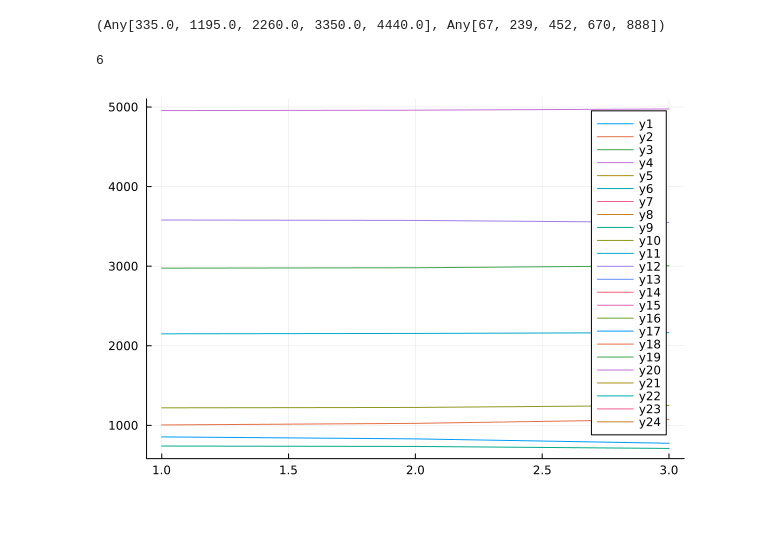
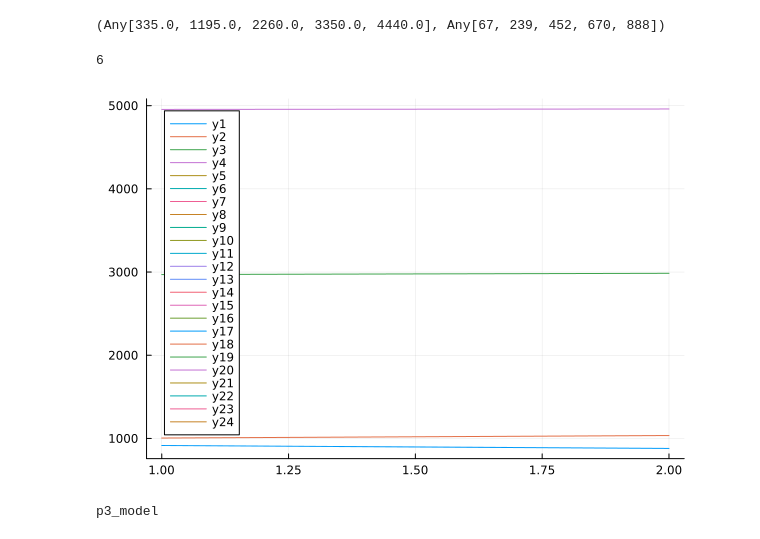
Before and after one commit to tschnoor/demonstration-notebooks, a Jupyter notebook: in_progress/transmission_line_model.ipynb, the cells around one changed output. Drawn from its saved outputs; the diff is of its cells as text; code cells hidden in the pictures.

Commit message:
Implemented and tested Fant's 3-parameter model in the demo notebook

```diff
--- a/in_progress/transmission_line_model.ipynb
+++ b/in_progress/transmission_line_model.ipynb
@@ -299,7 +299,7 @@ peaks, _ = find_peaks(x=f, y=20 .* log10.(abs.(h)))
 ars = [1/16, 1/8, 1/4, 1/2, 1, 2, 4, 8, 16]
 lrs = [1, 1.2, 1.5, 3, 5, 8]
 l = 17.6
-a = 16
+a = 5
 skipped = 0
 formant_set = []
 for j in 1:length(lrs)
@@ -330,31 +330,31 @@ for j in 1:length(lrs)
     end
     push!(formant_set, [f1s, f2s, f3s, f4s])
 end
 print(length(formant_set))
 plot(formant_set[1][1])
 plot!(formant_set[1][2])
 plot!(formant_set[1][3])
 plot!(formant_set[1][4])
 plot!(formant_set[2][1])
 plot!(formant_set[2][2])
 plot!(formant_set[2][3])
 plot!(formant_set[2][4])
 plot!(formant_set[3][1])
 plot!(formant_set[3][2])
 plot!(formant_set[3][3])
 plot!(formant_set[3][4])
 plot!(formant_set[4][1])
 plot!(formant_set[4][2])
 plot!(formant_set[4][3])
 plot!(formant_set[4][4])
 plot!(formant_set[5][1])
 plot!(formant_set[5][2])
 plot!(formant_set[5][3])
 plot!(formant_set[5][4])
 plot!(formant_set[6][1])
 plot!(formant_set[6][2])
 plot!(formant_set[6][3])
 plot!(formant_set[6][4])
 # %% [output]
 6
-[figure, old version]
+[figure, new version]
@@ -360,0 +363,71 @@ plot!(formant_set[6][4])
+# %%
+# Fant's 3-parameter model from page 74
+
+"""
+- tongue location: length of constriction tubelet
+  * this approximates location of tongue constriction by accounting for total length and length of tubelets on either side
+- tongue area: area of constriction tubelet
+- mouth ratio: the length of the lips tubelet over the area of the lips tubelet
+  * the length of the lips tubelet is always 1 or 0. If 0, total length is decreased from 16 to 15cm.
+"""
+function p3_model(
+    tongue_location::Float64=5.0,
+    tongue_area::Float64=0.65,
+    mouth_ratio::Float64=0.5,
+)
+
+    area_function = []
+    length_function = []
+
+    # Fixed(ish) parameters
+    total_length = 15.0
+    scale_excess = 2.5
+    scale_max = total_length + scale_excess
+    max_tubelet_length = total_length / 3
+    a2 = 8.0
+    a4 = 8.0
+
+    # Lips tubelet
+    if mouth_ratio > 0
+        push!(area_function, inv(mouth_ratio))
+        push!(length_function, 1.0)
+    end
+
+    # Remaining tubelet lengths
+    l2 = 0.0
+    l3 = 0.0
+    l4 = tongue_location - scale_excess
+    if l4 < 0.0
+        l4 = 0.0
+    end
+    rem = total_length - l4
+    if rem >= max_tubelet_length && l4 == 0.0
+        l3 = (scale_max + tongue_location) - total_length
+        l2 = total_length - l3
+    elseif rem >= max_tubelet_length && l4 != 0.0
+        l3 = max_tubelet_length
+        l2 = total_length - (l3 + l4)
+    elseif rem < max_tubelet_length
+        l3 = rem
+    end
+
+    # Cleanup
+    push!(length_function, l2)
+    push!(area_function, a2)
+    push!(length_function, l3)
+    push!(area_function, tongue_area)
+    push!(length_function, l4)
+    push!(area_function, a4)
+    l = []
+    a = []
+    for i in 1:length(length_function)
+        if length_function[i] > 0.0
+            push!(l, length_function[i])
+            push!(a, area_function[i])
+        end
+    end
+
+    return a, l
+end
+# %% [output]
+p3_model
```
Also changed, not shown: parts of 3 cells of this notebook.
